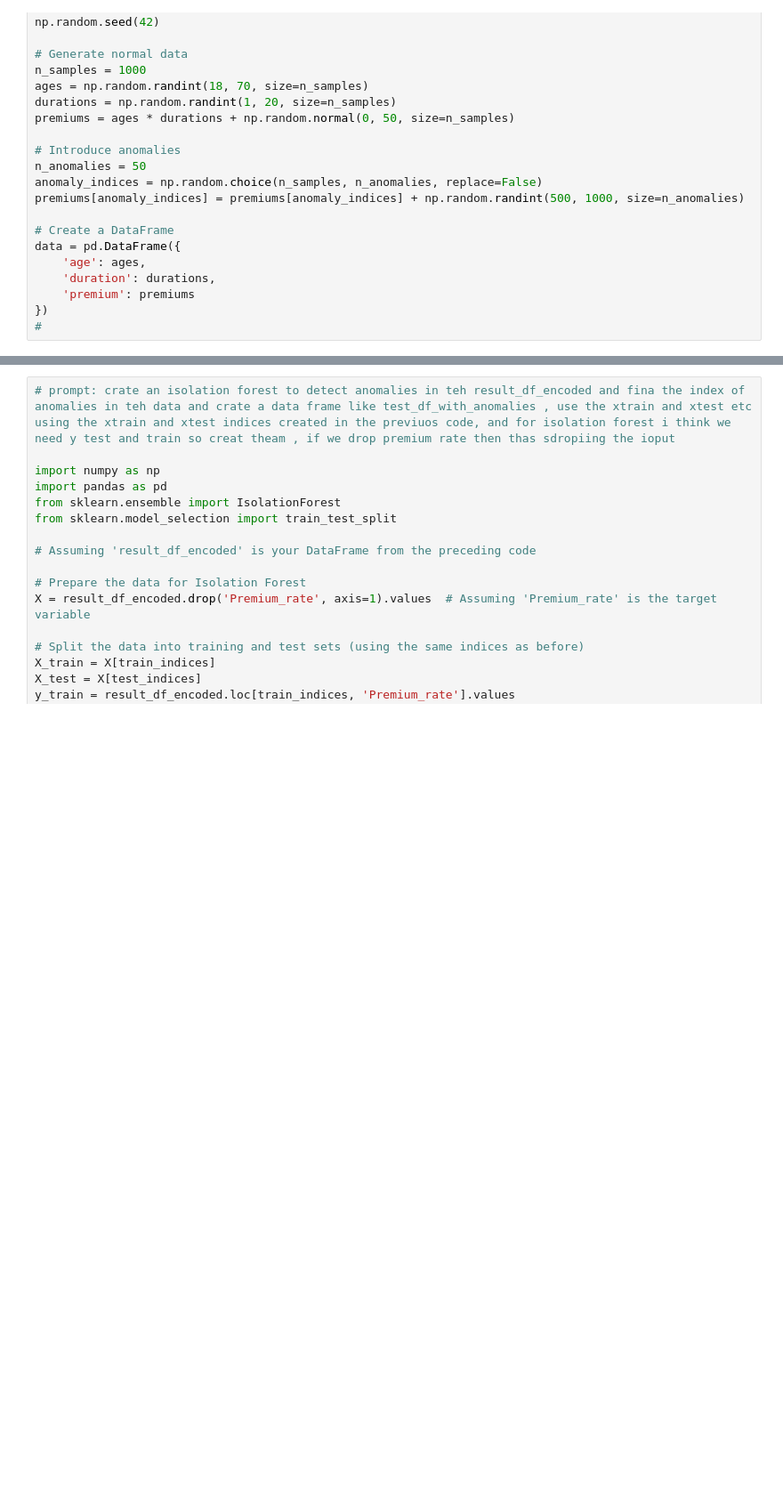
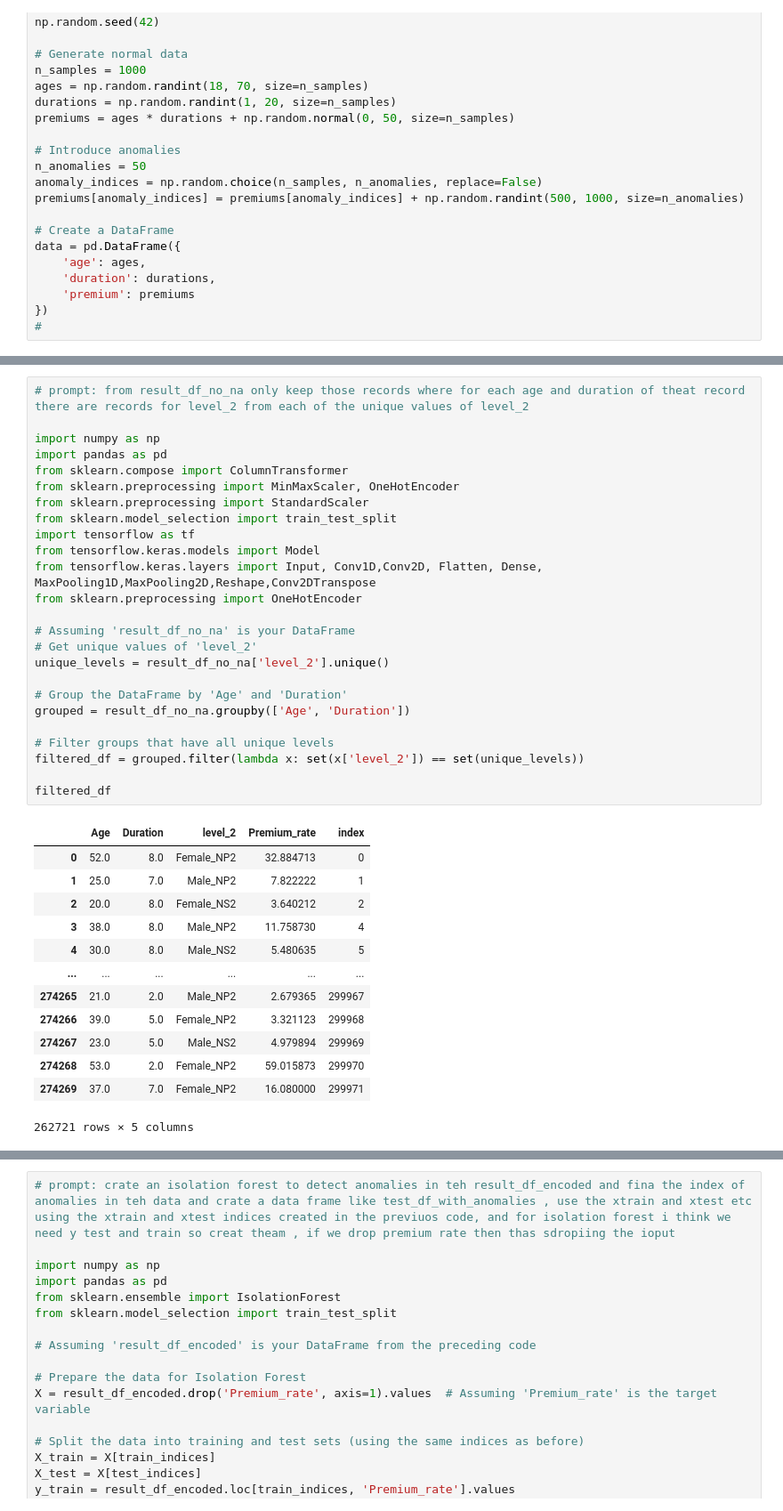
Before and after one commit to Dhaneshkp/DesktopAssistant, a Jupyter notebook: DATA_processing_expConv2Dv2.ipynb, the cells around one changed output, grey strips where cells are left out. Shown: that part at 89% size. Cells and saved outputs as stored; diff of their text form; blank space fills up the shorter version.

```diff
--- a/DATA_processing_expConv2Dv2.ipynb
+++ b/DATA_processing_expConv2Dv2.ipynb
@@ -181,0 +183,39 @@ result_df_encoded
+# %%
+# prompt: from result_df_no_na only keep those records where for each age and duration of theat record there are records for level_2 from each of the unique values of level_2
+
+import numpy as np
+import pandas as pd
+from sklearn.compose import ColumnTransformer
+from sklearn.preprocessing import MinMaxScaler, OneHotEncoder
+from sklearn.preprocessing import StandardScaler
+from sklearn.model_selection import train_test_split
+import tensorflow as tf
+from tensorflow.keras.models import Model
+from tensorflow.keras.layers import Input, Conv1D,Conv2D, Flatten, Dense, MaxPooling1D,MaxPooling2D,Reshape,Conv2DTranspose
+from sklearn.preprocessing import OneHotEncoder
+
+# Assuming 'result_df_no_na' is your DataFrame
+# Get unique values of 'level_2'
+unique_levels = result_df_no_na['level_2'].unique()
+
+# Group the DataFrame by 'Age' and 'Duration'
+grouped = result_df_no_na.groupby(['Age', 'Duration'])
+
+# Filter groups that have all unique levels
+filtered_df = grouped.filter(lambda x: set(x['level_2']) == set(unique_levels))
+
+filtered_df
+# %% [output]
+|  | Age | Duration | level_2 | Premium_rate | index |
+| 0 | 52.0 | 8.0 | Female_NP2 | 32.884713 | 0 |
+| 1 | 25.0 | 7.0 | Male_NP2 | 7.822222 | 1 |
+| 2 | 20.0 | 8.0 | Female_NS2 | 3.640212 | 2 |
+| 3 | 38.0 | 8.0 | Male_NP2 | 11.758730 | 4 |
+| 4 | 30.0 | 8.0 | Male_NS2 | 5.480635 | 5 |
+| ... | ... | ... | ... | ... | ... |
+| 274265 | 21.0 | 2.0 | Male_NP2 | 2.679365 | 299967 |
+| 274266 | 39.0 | 5.0 | Female_NP2 | 3.321123 | 299968 |
+| 274267 | 23.0 | 5.0 | Male_NS2 | 4.979894 | 299969 |
+| 274268 | 53.0 | 2.0 | Female_NP2 | 59.015873 | 299970 |
+| 274269 | 37.0 | 7.0 | Female_NP2 | 16.080000 | 299971 |
+262721 rows × 5 columns
```
Also changed, not shown: parts of 14 cells of this notebook.
